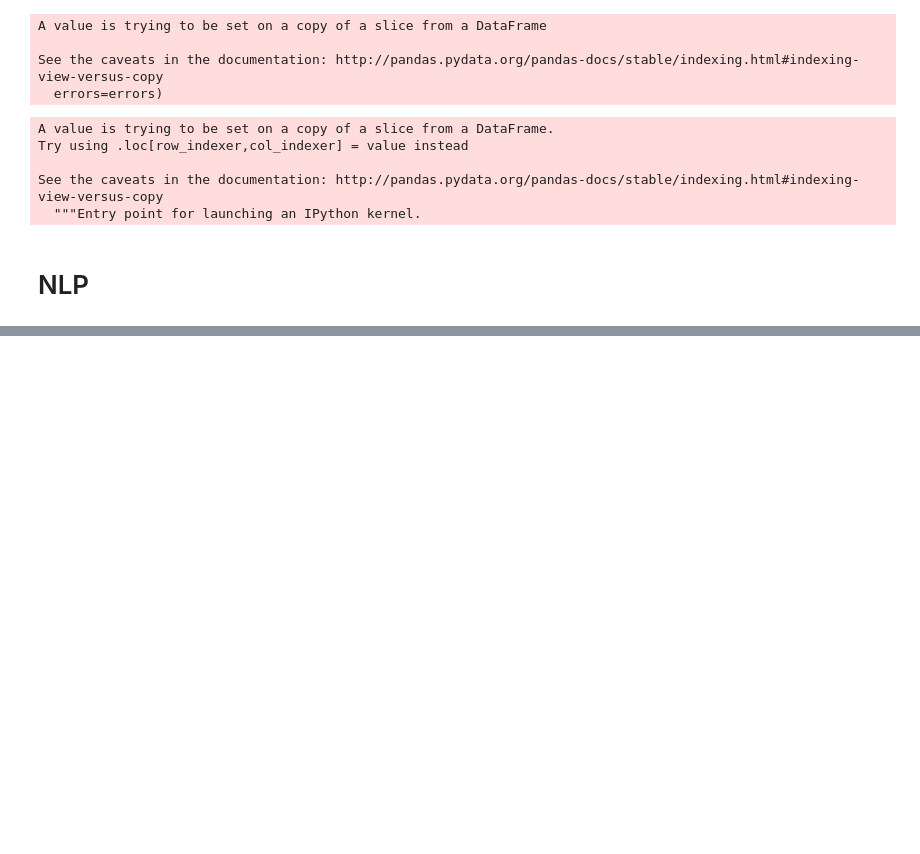
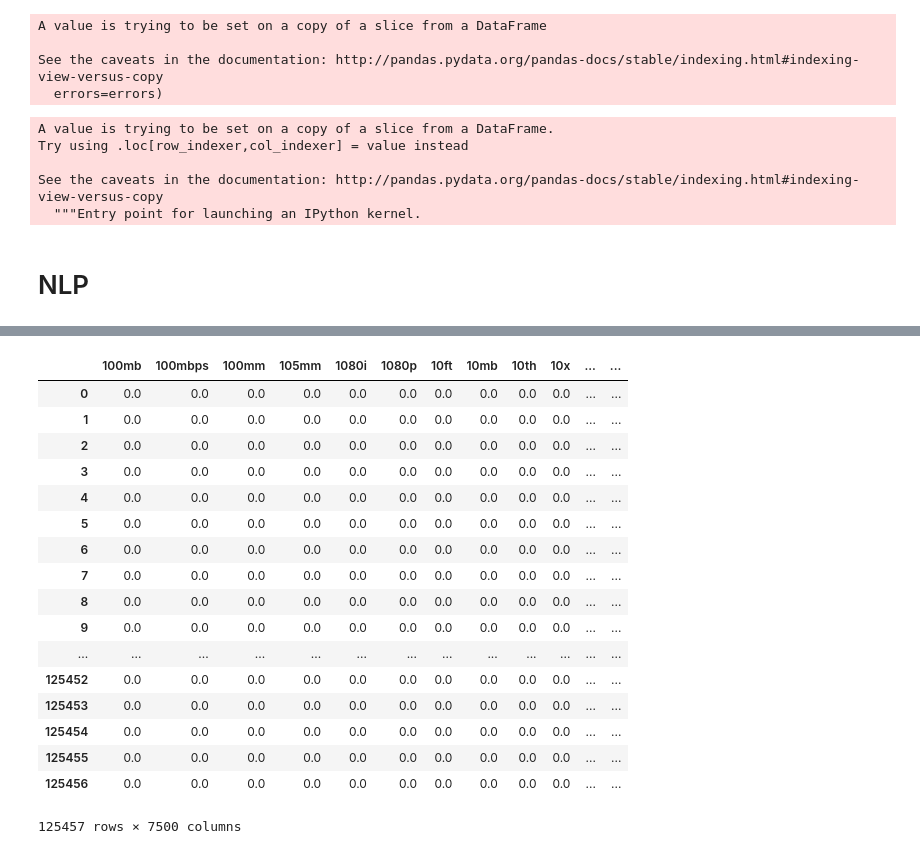
Before and after one commit to krbarounis/Amazon_Reviews_NLP_Project, a Jupyter notebook: Sentiment_Analysis_Amazon_Product_Reviews.ipynb, the cells around one changed output, grey strips where cells are left out. Cells and saved outputs as stored; diff of their text form; code cells hidden in the pictures; blank space fills up the shorter version.

```diff
--- a/Sentiment_Analysis_Amazon_Product_Reviews.ipynb
+++ b/Sentiment_Analysis_Amazon_Product_Reviews.ipynb
@@ -177,0 +181,9 @@ vector = cv.transform(lemmatized_reviews)
+# %%
+from sklearn.model_selection import train_test_split
+X = df_reviews_final[['reviews','asin_reviewer','review_length']]
+y = df_reviews_final['overall']
+X_train, X_test, y_train, y_test = train_test_split(X, y, random_state = 42)
+# %%
+tfidf = TfidfVectorizer(max_features=7500, token_pattern = '(?ui)\\b\\w*[a-z]+\\w*\\b', analyzer='word')
+tfidf_words = tfidf.fit_transform(X_train['reviews'])
+vector_df = pd.DataFrame(tfidf_words.toarray(), columns=tfidf.get_feature_names())
@@ -177,0 +231,21 @@ vector = cv.transform(lemmatized_reviews)
+# %%
+vector_df_test
+# %% [output]
+|  | 100mb | 100mbps | 100mm | 105mm | 1080i | 1080p | 10ft | 10mb | 10th | 10x | ... | ... |
+| 0 | 0.0 | 0.0 | 0.0 | 0.0 | 0.0 | 0.0 | 0.0 | 0.0 | 0.0 | 0.0 | ... | ... |
+| 1 | 0.0 | 0.0 | 0.0 | 0.0 | 0.0 | 0.0 | 0.0 | 0.0 | 0.0 | 0.0 | ... | ... |
+| 2 | 0.0 | 0.0 | 0.0 | 0.0 | 0.0 | 0.0 | 0.0 | 0.0 | 0.0 | 0.0 | ... | ... |
+| 3 | 0.0 | 0.0 | 0.0 | 0.0 | 0.0 | 0.0 | 0.0 | 0.0 | 0.0 | 0.0 | ... | ... |
+| 4 | 0.0 | 0.0 | 0.0 | 0.0 | 0.0 | 0.0 | 0.0 | 0.0 | 0.0 | 0.0 | ... | ... |
+| 5 | 0.0 | 0.0 | 0.0 | 0.0 | 0.0 | 0.0 | 0.0 | 0.0 | 0.0 | 0.0 | ... | ... |
+| 6 | 0.0 | 0.0 | 0.0 | 0.0 | 0.0 | 0.0 | 0.0 | 0.0 | 0.0 | 0.0 | ... | ... |
+| 7 | 0.0 | 0.0 | 0.0 | 0.0 | 0.0 | 0.0 | 0.0 | 0.0 | 0.0 | 0.0 | ... | ... |
+| 8 | 0.0 | 0.0 | 0.0 | 0.0 | 0.0 | 0.0 | 0.0 | 0.0 | 0.0 | 0.0 | ... | ... |
+| 9 | 0.0 | 0.0 | 0.0 | 0.0 | 0.0 | 0.0 | 0.0 | 0.0 | 0.0 | 0.0 | ... | ... |
+| ... | ... | ... | ... | ... | ... | ... | ... | ... | ... | ... | ... | ... |
+| 125452 | 0.0 | 0.0 | 0.0 | 0.0 | 0.0 | 0.0 | 0.0 | 0.0 | 0.0 | 0.0 | ... | ... |
+| 125453 | 0.0 | 0.0 | 0.0 | 0.0 | 0.0 | 0.0 | 0.0 | 0.0 | 0.0 | 0.0 | ... | ... |
+| 125454 | 0.0 | 0.0 | 0.0 | 0.0 | 0.0 | 0.0 | 0.0 | 0.0 | 0.0 | 0.0 | ... | ... |
+| 125455 | 0.0 | 0.0 | 0.0 | 0.0 | 0.0 | 0.0 | 0.0 | 0.0 | 0.0 | 0.0 | ... | ... |
+| 125456 | 0.0 | 0.0 | 0.0 | 0.0 | 0.0 | 0.0 | 0.0 | 0.0 | 0.0 | 0.0 | ... | ... |
+125457 rows × 7500 columns
```
Also changed, not shown: parts of 41 cells of this notebook.
